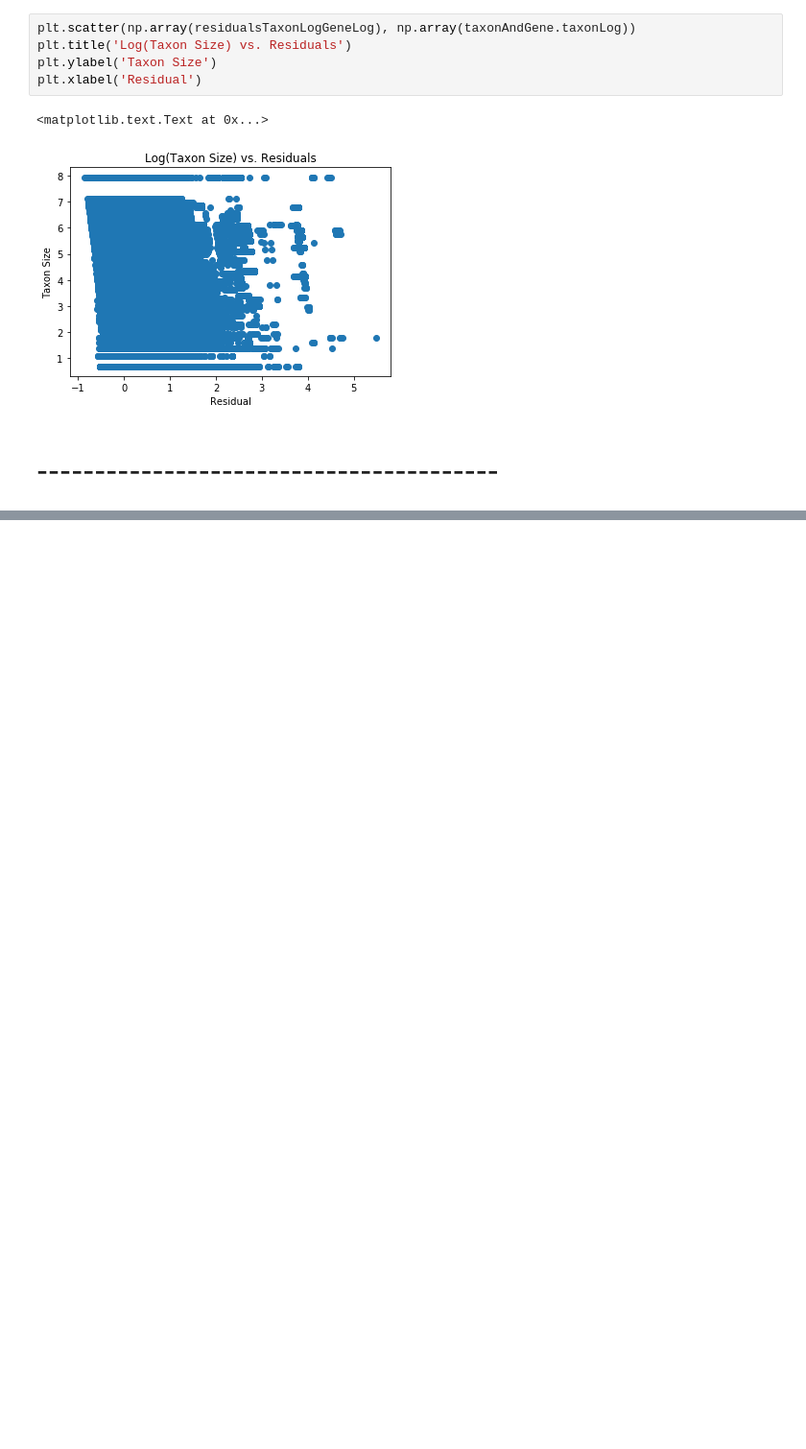
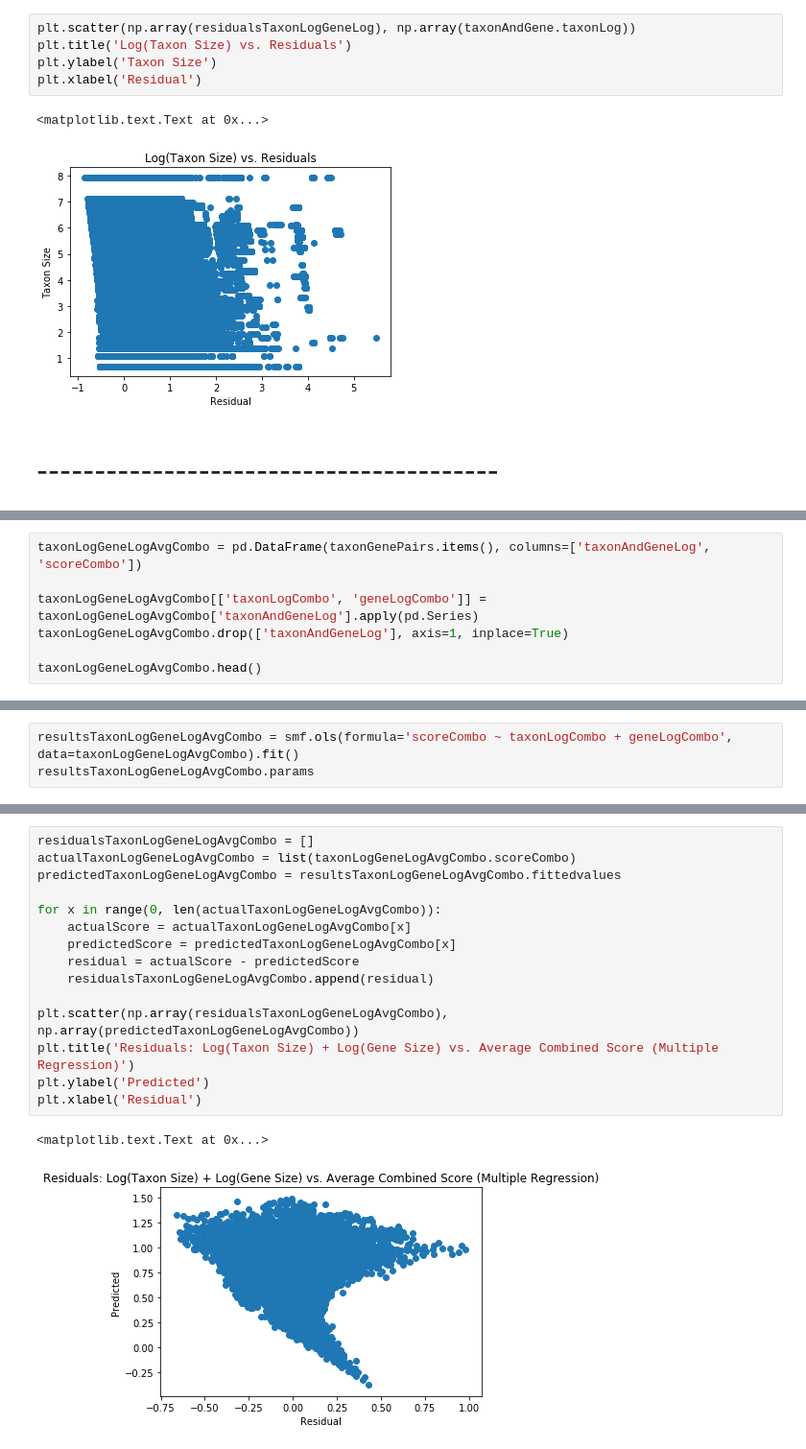
Before and after one commit to odumitr/Gene-and-Taxa-Analysis, a Jupyter notebook: src/linear_regression.ipynb, the cells around one changed output, grey strips where cells are left out. Shown at 96% size. Cells and saved outputs as stored; diff of their text form; blank space fills up the shorter version.

Commit message:
add multiple regression of Log(Gene) + Log(Taxon) vs. average of combined scores

```diff
--- a/src/linear_regression.ipynb
+++ b/src/linear_regression.ipynb
@@ -746,0 +776,7 @@ plt.xlabel('Residual')
+# %%
+taxonLogGeneLogAvgCombo = pd.DataFrame(taxonGenePairs.items(), columns=['taxonAndGeneLog', 'scoreCombo'])
+
+taxonLogGeneLogAvgCombo[['taxonLogCombo', 'geneLogCombo']] = taxonLogGeneLogAvgCombo['taxonAndGeneLog'].apply(pd.Series)
+taxonLogGeneLogAvgCombo.drop(['taxonAndGeneLog'], axis=1, inplace=True)
+
+taxonLogGeneLogAvgCombo.head()
@@ -746,0 +790,3 @@ plt.xlabel('Residual')
+# %%
+resultsTaxonLogGeneLogAvgCombo = smf.ols(formula='scoreCombo ~ taxonLogCombo + geneLogCombo', data=taxonLogGeneLogAvgCombo).fit()
+resultsTaxonLogGeneLogAvgCombo.params
@@ -746,0 +826,18 @@ plt.xlabel('Residual')
+# %%
+residualsTaxonLogGeneLogAvgCombo = []
+actualTaxonLogGeneLogAvgCombo = list(taxonLogGeneLogAvgCombo.scoreCombo)
+predictedTaxonLogGeneLogAvgCombo = resultsTaxonLogGeneLogAvgCombo.fittedvalues
+
+for x in range(0, len(actualTaxonLogGeneLogAvgCombo)):
+    actualScore = actualTaxonLogGeneLogAvgCombo[x]
+    predictedScore = predictedTaxonLogGeneLogAvgCombo[x]
+    residual = actualScore - predictedScore
+    residualsTaxonLogGeneLogAvgCombo.append(residual)
+
+plt.scatter(np.array(residualsTaxonLogGeneLogAvgCombo), np.array(predictedTaxonLogGeneLogAvgCombo))
+plt.title('Residuals: Log(Taxon Size) + Log(Gene Size) vs. Average Combined Score (Multiple Regression)')
+plt.ylabel('Predicted')
+plt.xlabel('Residual')
+# %% [output]
+<matplotlib.text.Text at 0x...>
+[figure, added]
```
Also changed, not shown: parts of 12 cells of this notebook.
